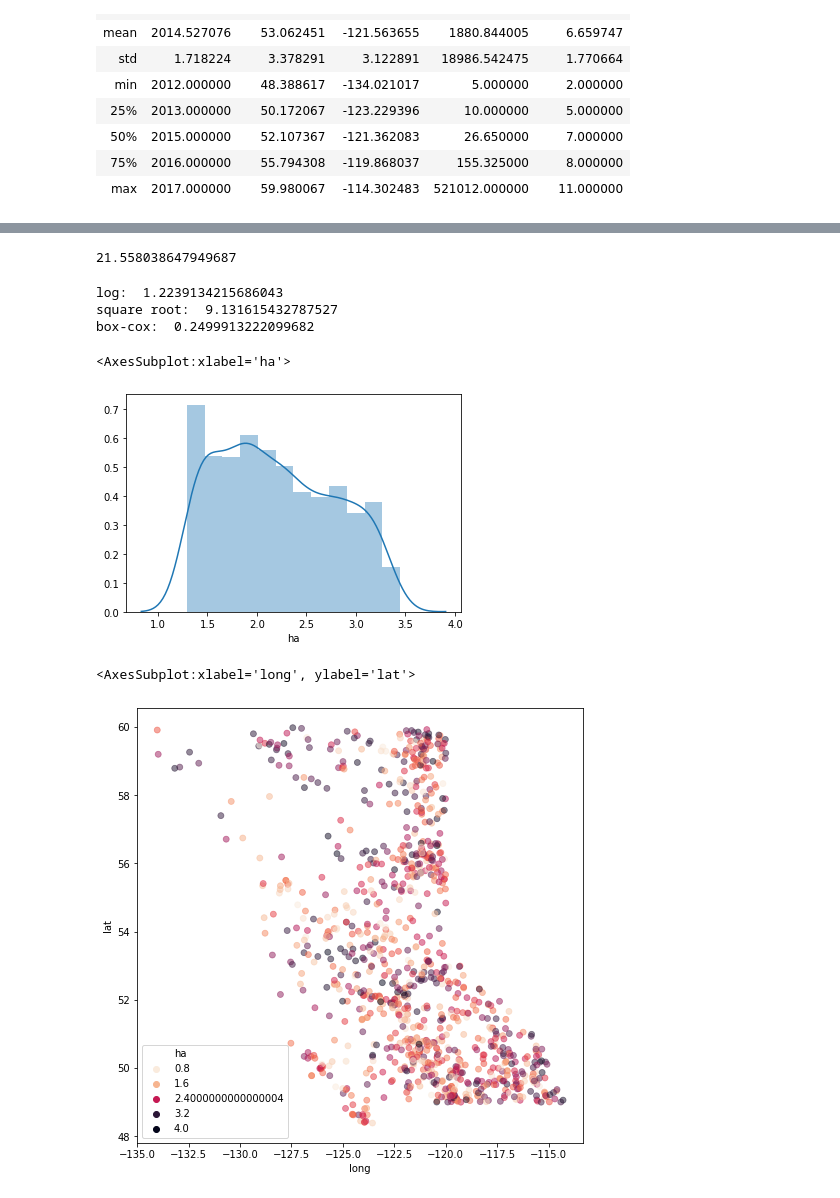
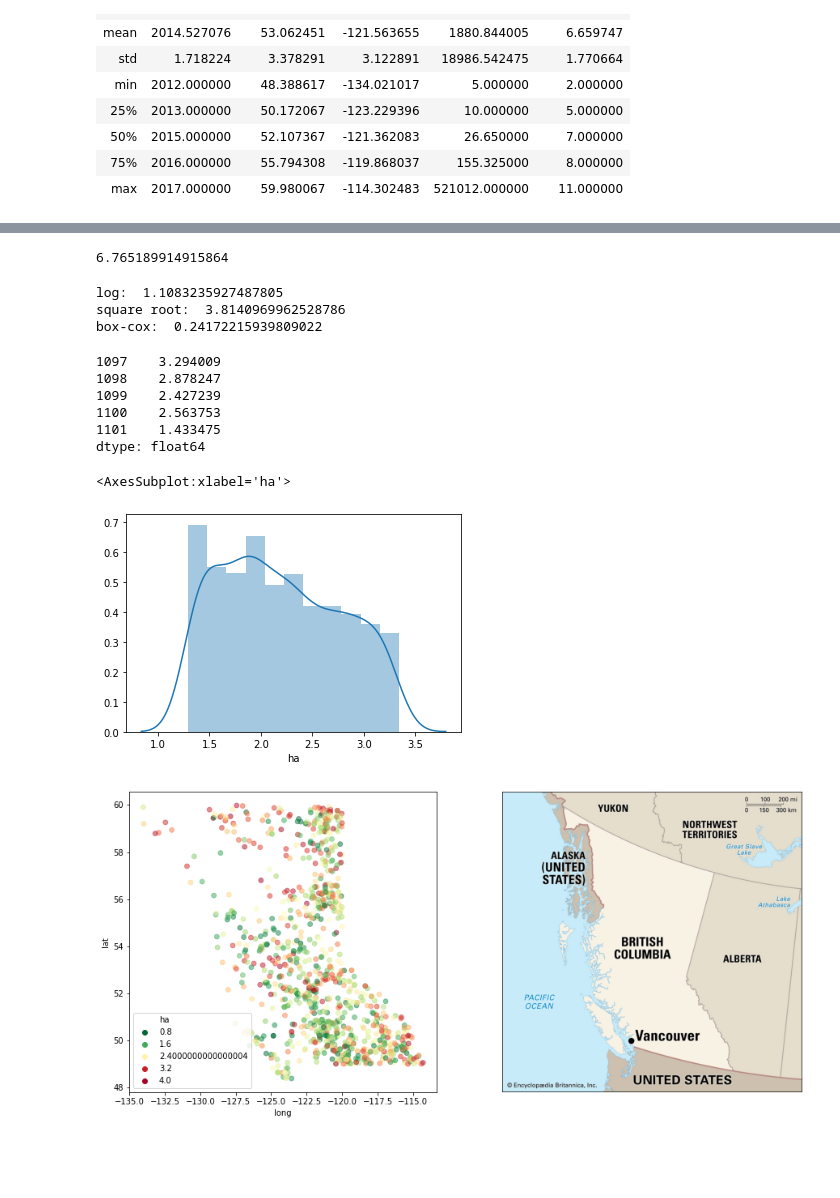
Before and after one commit to jvanzalk/wildfire-size-analysis, a Jupyter notebook: EDA_Plus_Feature_Engineering.ipynb, the cells around one changed output, grey strips where cells are left out. Cells and saved outputs as stored; diff of their text form; code cells hidden in the pictures; blank space fills up the shorter version.

Commit message:
image of BC

```diff
--- a/EDA_Plus_Feature_Engineering.ipynb
+++ b/EDA_Plus_Feature_Engineering.ipynb
@@ -83,6 +84,7 @@ df.describe()
 | max | 2017.000000 | 59.980067 | -114.302483 | 521012.000000 | 11.000000 |
 # %%
 # The average size fire is 1108 hectares (ha), but there are some as big as 521012 ha
-plt.figure(figsize=(16,6))
-sns.distplot(df['ha'])
+# Remove outliers (greater than 3 sds from mean)
+df = df[(np.abs(stats.zscore(df['ha'])) < 3)].reset_index()
+len(df)
 # %% [output]
@@ -91,8 +98,8 @@ sns.distplot(df['ha'])
 # %%
-# Distribution above is right skewed so we will transform the values
+# Distribution is heavily right skewed so values need to be transformed
 df['ha'].skew()
 # %% [output]
-21.558038647949687
+6.765189914915864
 # %%
 # Try different transformation methods
 print('log: ', np.log(df['ha']).skew())
@@ -100,25 +107,40 @@ print('square root: ', np.sqrt(df['ha']).skew())
 ha_boxcox = stats.boxcox(df['ha'])[0]
 print('box-cox: ', pd.Series(ha_boxcox).skew())
 # %% [output]
-log:  1.2239134215686043
-square root:  9.131615432787527
-box-cox:  0.2499913222099682
+log:  1.1083235927487805
+square root:  3.8140969962528786
+box-cox:  0.24172215939809022
 # %%
 # The box-cox transformation is the most effective in reducing skew
-ha_boxcox,fitted_lambda= stats.boxcox(df['ha'],lmbda=None)
+ha_boxcox, fitted_lambda = stats.boxcox(df['ha'])
 df['ha'] = pd.Series(ha_boxcox)
 # inv_boxcox(y,fitted_lambda)
+# %% [output]
+1097    3.294009
+1098    2.878247
+1099    2.427239
+1100    2.563753
+1101    1.433475
+dtype: float64
 # %%
 # Distribution looks much better
 sns.distplot(df['ha'])
 # %% [output]
 <AxesSubplot:xlabel='ha'>
-[figure, old version]
+[figure, new version]
 # %%
 # Plotting lat and long takes shape of British Columbia and shows hotspots for fires
-# https://www.google.com/maps/place/British+Columbia,+Canada/
-plt.figure(figsize=(8,8))
-sns.scatterplot('long','lat',data=df,hue='ha',edgecolor=None, alpha=0.5, palette='rocket_r')
+bc_map = np.uint8(img.imread('BC_map.jpg'))
+
+fig = plt.figure(figsize=(15,15))
+
+fig.add_subplot(221)
+sns.scatterplot('long','lat',data=df,hue='ha',edgecolor=None, alpha=0.5, palette='RdYlGn_r')
+
+fig.add_subplot(222)
+plt.imshow(bc_map)
+plt.axis('off')
+
+plt.show()
 # %% [output]
-<AxesSubplot:xlabel='long', ylabel='lat'>
-[figure, old version]
+[figure, new version]
```
Also changed, not shown: parts of 4 cells of this notebook, 1 other file.
